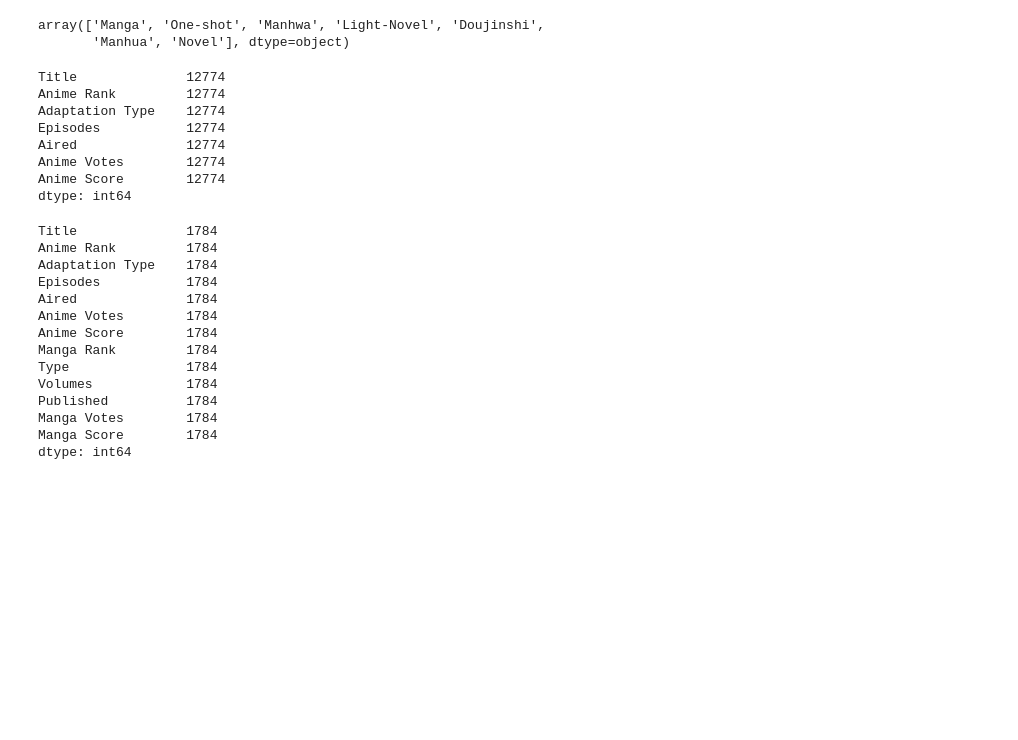
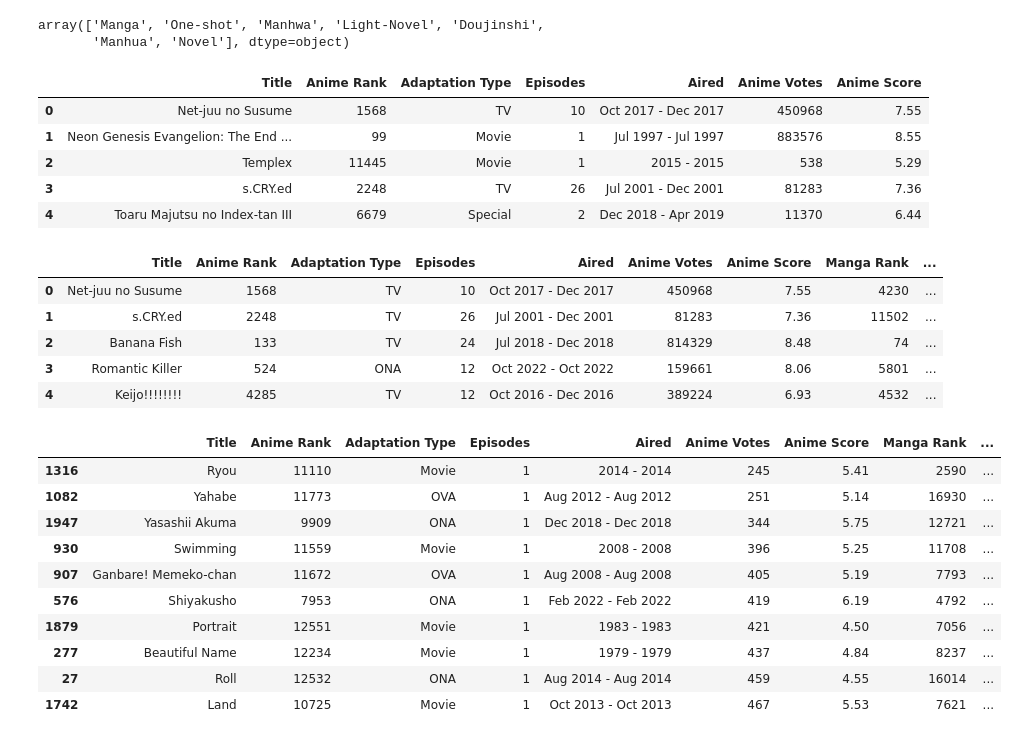
Before and after one commit to adunlap2/Project_1, a Jupyter notebook: Project_1/Analysis/Adaptation_Finder.ipynb, the cells around one changed output. Drawn from its saved outputs; the diff is of its cells as text; code cells hidden in the pictures; blank space fills up the shorter version.

```diff
--- a/Project_1/Analysis/Adaptation_Finder.ipynb
+++ b/Project_1/Analysis/Adaptation_Finder.ipynb
@@ -17,34 +21,40 @@ array(['Manga', 'One-shot', 'Manhwa', 'Light-Novel', 'Doujinshi',
 # %%
 anime_df = anime_df.drop(columns=['Unnamed: 0', 'page_url',"image_url"])
 anime_df = anime_df.rename(columns={"Rank":"Anime Rank","Members":"Anime Votes","Score":"Anime Score","Type":"Adaptation Type"})
-anime_df.count()
+anime_df.head()
 # %% [output]
-Title              12774
-Anime Rank         12774
-Adaptation Type    12774
-Episodes           12774
-Aired              12774
-Anime Votes        12774
-Anime Score        12774
-dtype: int64
+|  | Title | Anime Rank | Adaptation Type | Episodes | Aired | Anime Votes | Anime Score |
+| 0 | Net-juu no Susume | 1568 | TV | 10 | Oct 2017 - Dec 2017 | 450968 | 7.55 |
+| 1 | Neon Genesis Evangelion: The End ... | 99 | Movie | 1 | Jul 1997 - Jul 1997 | 883576 | 8.55 |
+| 2 | Templex | 11445 | Movie | 1 | 2015 - 2015 | 538 | 5.29 |
+| 3 | s.CRY.ed | 2248 | TV | 26 | Jul 2001 - Dec 2001 | 81283 | 7.36 |
+| 4 | Toaru Majutsu no Index-tan III | 6679 | Special | 2 | Dec 2018 - Apr 2019 | 11370 | 6.44 |
 # %%
 merged_df = pd.merge(anime_df, manga_df, on="Title")
 merged_df = merged_df.loc[merged_df["Type"] != "Light-Novel"]
-merged_df.count()
+merged_df.head()
 # %% [output]
-Title              1784
-Anime Rank         1784
-Adaptation Type    1784
-Episodes           1784
-Aired              1784
-Anime Votes        1784
-Anime Score        1784
-Manga Rank         1784
-Type               1784
-Volumes            1784
-Published          1784
-Manga Votes        1784
-Manga Score        1784
-dtype: int64
+|  | Title | Anime Rank | Adaptation Type | Episodes | Aired | Anime Votes | Anime Score | Manga Rank | ... |
+| 0 | Net-juu no Susume | 1568 | TV | 10 | Oct 2017 - Dec 2017 | 450968 | 7.55 | 4230 | ... |
+| 1 | s.CRY.ed | 2248 | TV | 26 | Jul 2001 - Dec 2001 | 81283 | 7.36 | 11502 | ... |
+| 2 | Banana Fish | 133 | TV | 24 | Jul 2018 - Dec 2018 | 814329 | 8.48 | 74 | ... |
+| 3 | Romantic Killer | 524 | ONA | 12 | Oct 2022 - Oct 2022 | 159661 | 8.06 | 5801 | ... |
+| 4 | Keijo!!!!!!!! | 4285 | TV | 12 | Oct 2016 - Dec 2016 | 389224 | 6.93 | 4532 | ... |
 # %%
 merged_df.to_csv("same_title_adaptations.csv")
+# %%
+anime_vote_df = merged_df.sort_values("Anime Votes", ascending=True)
+
+anime_vote_df.head(10)
+# %% [output]
+|  | Title | Anime Rank | Adaptation Type | Episodes | Aired | Anime Votes | Anime Score | Manga Rank | ... |
+| 1316 | Ryou | 11110 | Movie | 1 | 2014 - 2014 | 245 | 5.41 | 2590 | ... |
+| 1082 | Yahabe | 11773 | OVA | 1 | Aug 2012 - Aug 2012 | 251 | 5.14 | 16930 | ... |
+| 1947 | Yasashii Akuma | 9909 | ONA | 1 | Dec 2018 - Dec 2018 | 344 | 5.75 | 12721 | ... |
+| 930 | Swimming | 11559 | Movie | 1 | 2008 - 2008 | 396 | 5.25 | 11708 | ... |
+| 907 | Ganbare! Memeko-chan | 11672 | OVA | 1 | Aug 2008 - Aug 2008 | 405 | 5.19 | 7793 | ... |
+| 576 | Shiyakusho | 7953 | ONA | 1 | Feb 2022 - Feb 2022 | 419 | 6.19 | 4792 | ... |
+| 1879 | Portrait | 12551 | Movie | 1 | 1983 - 1983 | 421 | 4.50 | 7056 | ... |
+| 277 | Beautiful Name | 12234 | Movie | 1 | 1979 - 1979 | 437 | 4.84 | 8237 | ... |
+| 27 | Roll | 12532 | ONA | 1 | Aug 2014 - Aug 2014 | 459 | 4.55 | 16014 | ... |
+| 1742 | Land | 10725 | Movie | 1 | Oct 2013 - Oct 2013 | 467 | 5.53 | 7621 | ... |
```
Also changed, not shown: parts of 11 cells of this notebook.
